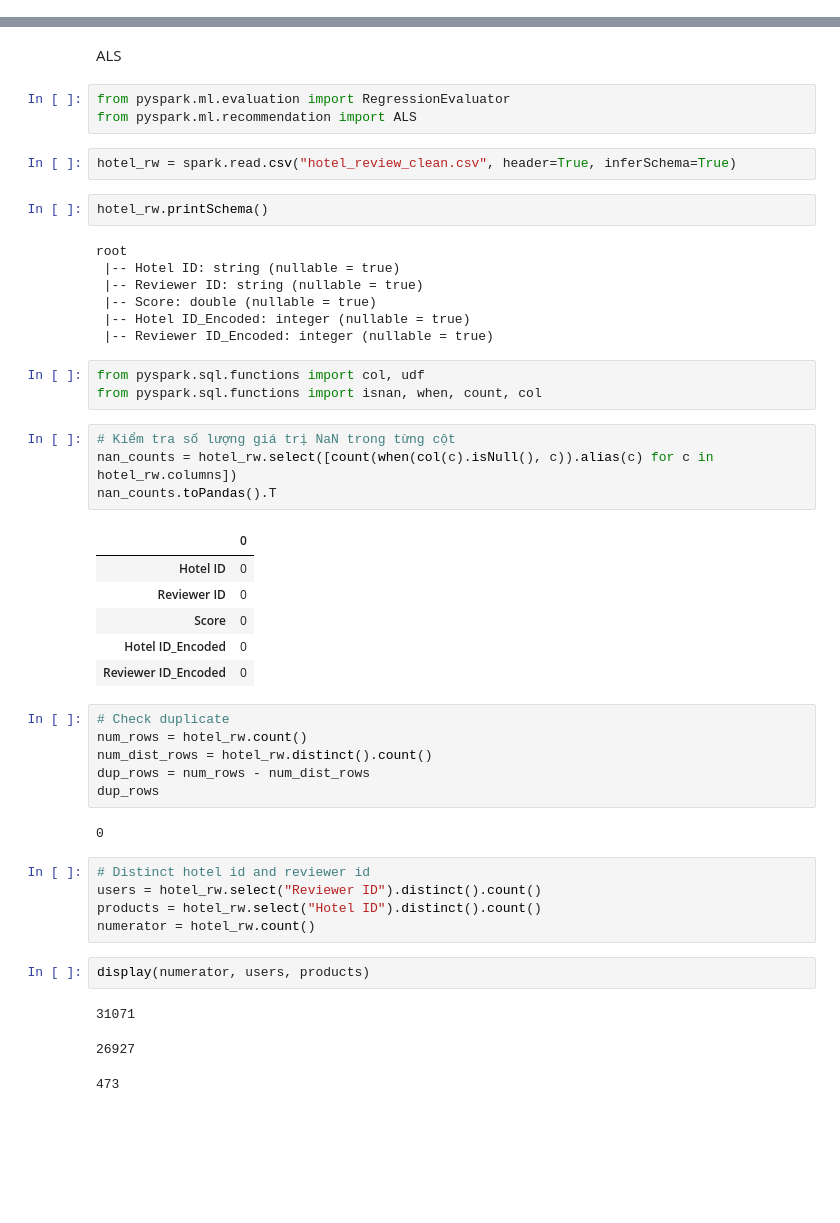
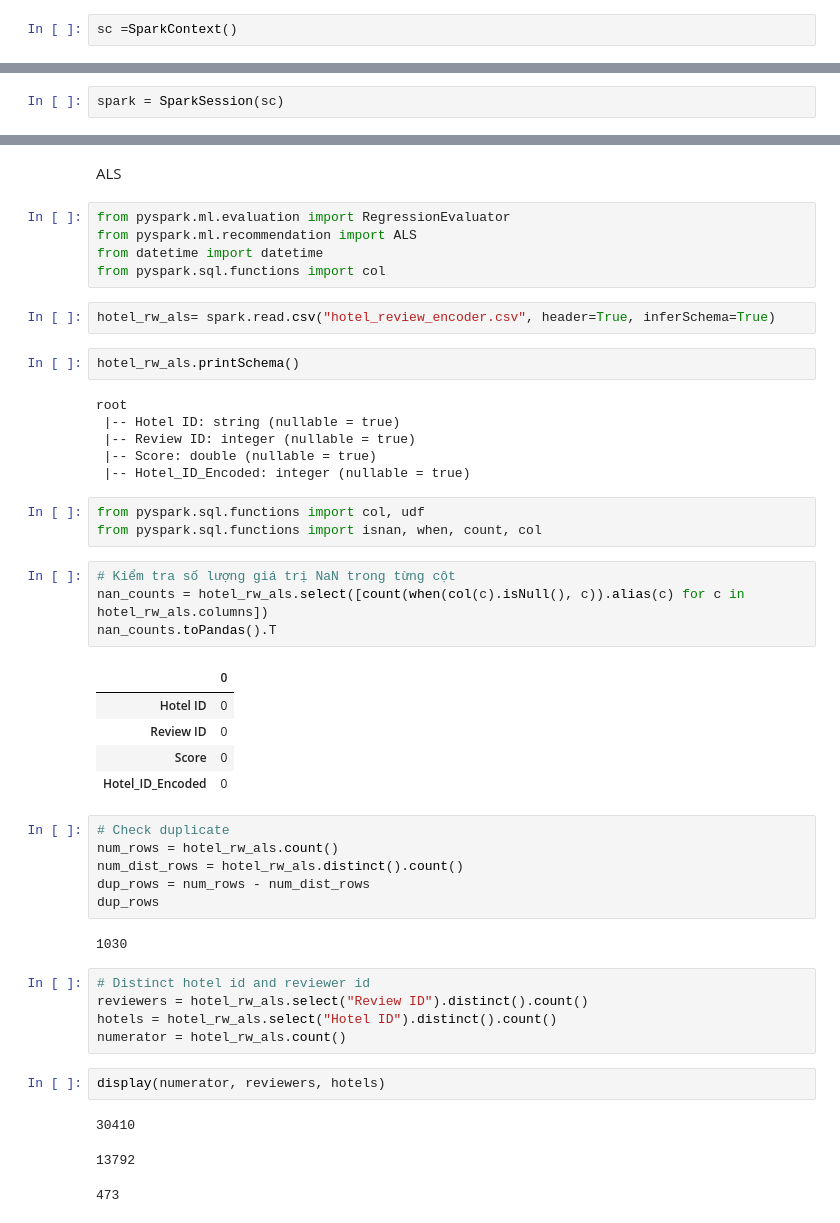
Before and after one commit to BaoThiJP/Hotel_recommendation, a Jupyter notebook: PJ2_CollaborativeFiltering_BaoThi.ipynb, the cells around one changed output, grey strips where cells are left out. Drawn from its saved outputs; the diff is of its cells as text; blank space fills up the shorter version.

```diff
--- a/PJ2_CollaborativeFiltering_BaoThi.ipynb
+++ b/PJ2_CollaborativeFiltering_BaoThi.ipynb
@@ -11,0 +37,2 @@ spark = SparkSession.builder.appName('Collaborative Filtering').getOrCreate()
+# %%
+sc =SparkContext()
@@ -11,0 +49,2 @@ spark = SparkSession.builder.appName('Collaborative Filtering').getOrCreate()
+# %%
+spark = SparkSession(sc)
@@ -693,48 +1008,48 @@ ALS
 # %%
 from pyspark.ml.evaluation import RegressionEvaluator
 from pyspark.ml.recommendation import ALS
+from datetime import datetime
+from pyspark.sql.functions import col
 # %%
-hotel_rw = spark.read.csv("hotel_review_clean.csv", header=True, inferSchema=True)
+hotel_rw_als= spark.read.csv("hotel_review_encoder.csv", header=True, inferSchema=True)
 # %%
-hotel_rw.printSchema()
+hotel_rw_als.printSchema()
 # %% [output]
 root
  |-- Hotel ID: string (nullable = true)
- |-- Reviewer ID: string (nullable = true)
+ |-- Review ID: integer (nullable = true)
  |-- Score: double (nullable = true)
- |-- Hotel ID_Encoded: integer (nullable = true)
- |-- Reviewer ID_Encoded: integer (nullable = true)
+ |-- Hotel_ID_Encoded: integer (nullable = true)
 # %%
 from pyspark.sql.functions import col, udf
 from pyspark.sql.functions import isnan, when, count, col
 # %%
 # Kiểm tra số lượng giá trị NaN trong từng cột
-nan_counts = hotel_rw.select([count(when(col(c).isNull(), c)).alias(c) for c in hotel_rw.columns])
+nan_counts = hotel_rw_als.select([count(when(col(c).isNull(), c)).alias(c) for c in hotel_rw_als.columns])
 nan_counts.toPandas().T
 # %% [output]
 |  | 0 |
 | Hotel ID | 0 |
-| Reviewer ID | 0 |
+| Review ID | 0 |
 | Score | 0 |
-| Hotel ID_Encoded | 0 |
-| Reviewer ID_Encoded | 0 |
+| Hotel_ID_Encoded | 0 |
 # %%
 # Check duplicate
-num_rows = hotel_rw.count()
-num_dist_rows = hotel_rw.distinct().count()
+num_rows = hotel_rw_als.count()
+num_dist_rows = hotel_rw_als.distinct().count()
 dup_rows = num_rows - num_dist_rows
 dup_rows
 # %% [output]
-0
+1030
 # %%
 # Distinct hotel id and reviewer id
-users = hotel_rw.select("Reviewer ID").distinct().count()
-products = hotel_rw.select("Hotel ID").distinct().count()
-numerator = hotel_rw.count()
+reviewers = hotel_rw_als.select("Review ID").distinct().count()
+hotels = hotel_rw_als.select("Hotel ID").distinct().count()
+numerator = hotel_rw_als.count()
 # %%
-display(numerator, users, products)
+display(numerator, reviewers, hotels)
 # %% [output]
-31071
+30410
-26927
+13792
 473
 # %%
```
Also changed, not shown: parts of 181 cells of this notebook, 6 other files.
